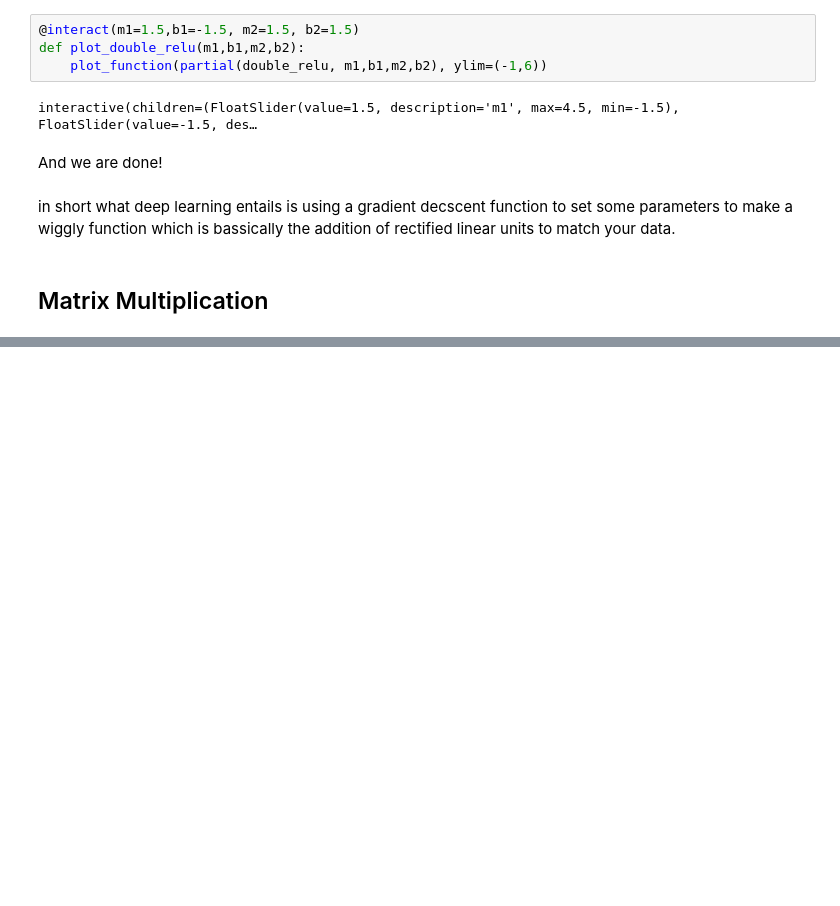
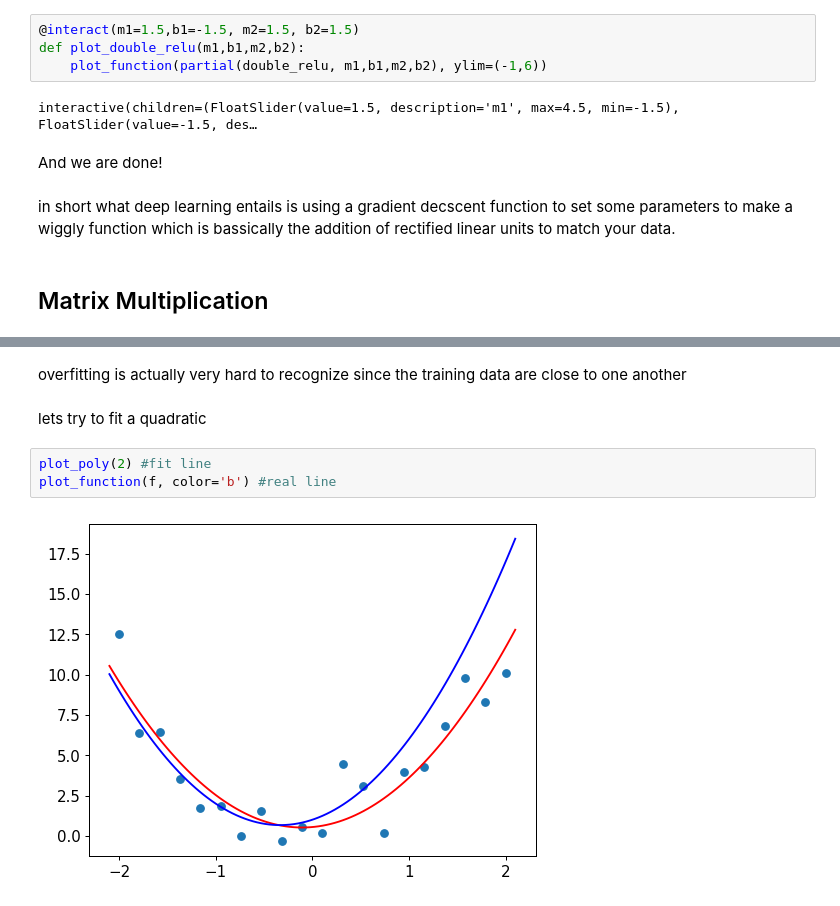
Before and after one commit to BMugo84/machine-learning-with-fastai, a Jupyter notebook: lesson 3/quadratic_functions.ipynb, the cells around one changed output, grey strips where cells are left out. Cells and saved outputs as stored; diff of their text form; blank space fills up the shorter version.

```diff
--- a/lesson 3/quadratic_functions.ipynb
+++ b/lesson 3/quadratic_functions.ipynb
@@ -245,0 +274,9 @@ also note that gpu's are really good in matrix multiplication because they have
+# %% [markdown]
+overfitting is actually very hard to recognize since the training data are close to one another
+# %% [markdown]
+lets try to fit a quadratic
+# %%
+plot_poly(2) #fit line
+plot_function(f, color='b') #real line
+# %% [output]
+[figure, added]
```
Also changed, not shown: parts of 8 cells of this notebook.
